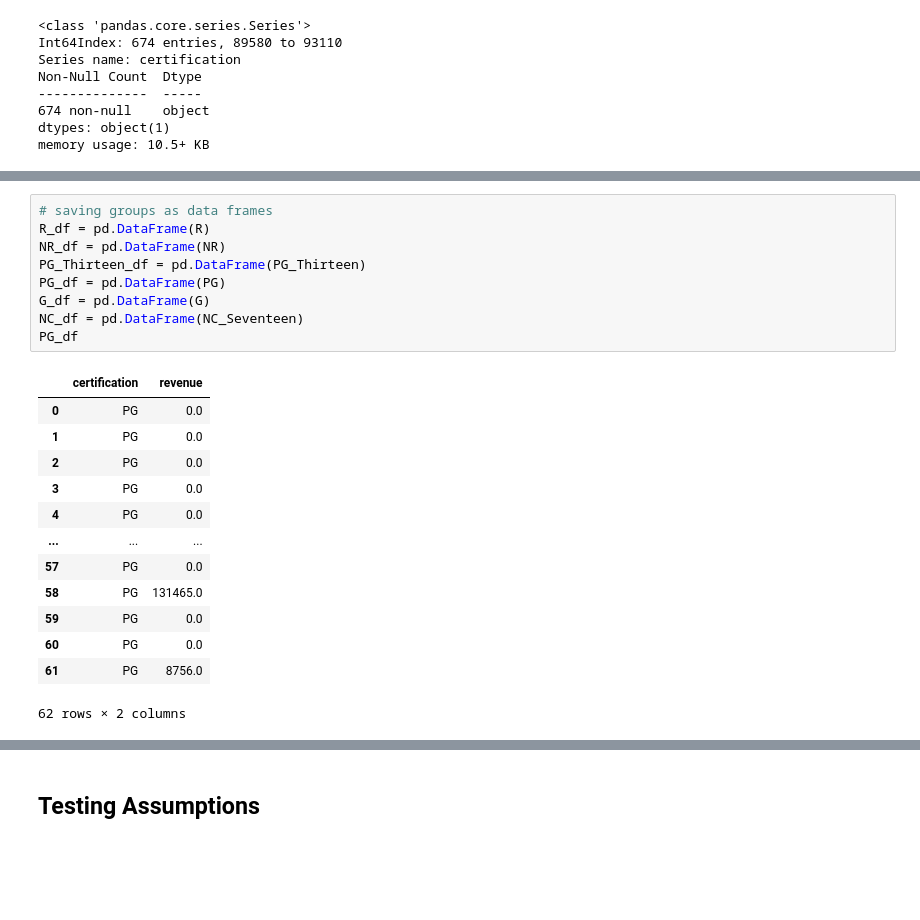
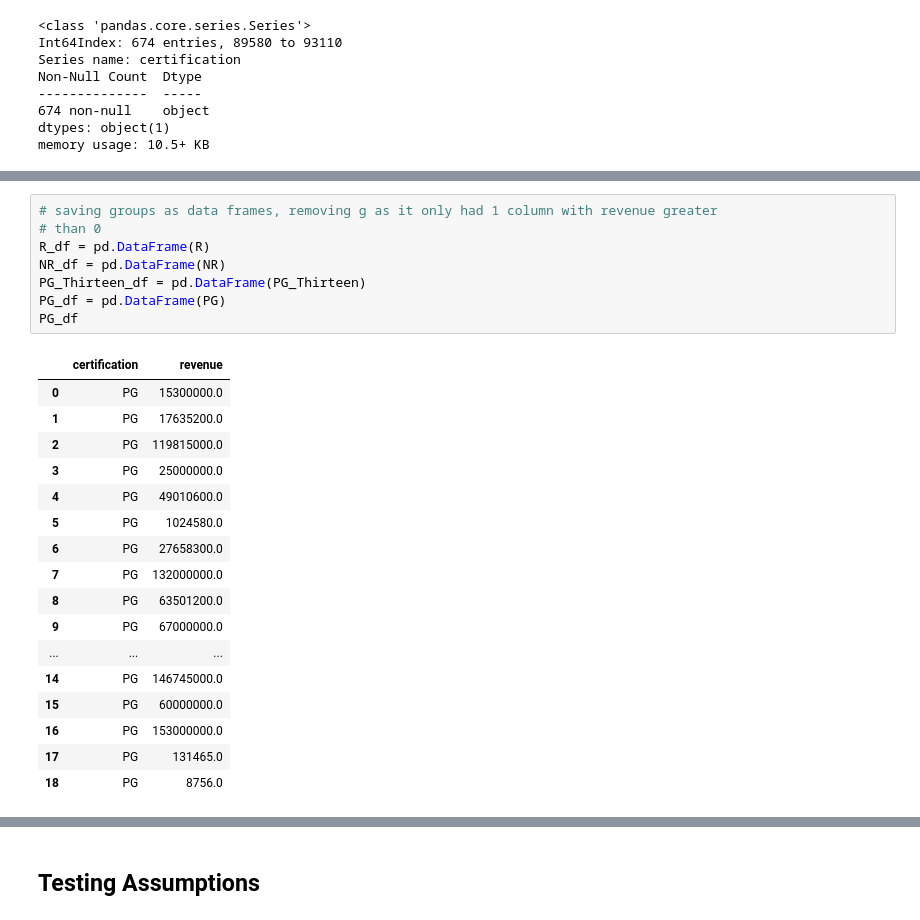
Before and after one commit to SeanRommes/Predicting-Better-Movies, a Jupyter notebook: Making Better Movies Pt. 4- Hypothesis Testing.ipynb, the cells around one changed output, grey strips where cells are left out. Drawn from its saved outputs; the diff is of its cells as text; blank space fills up the shorter version.

```diff
--- a/Making Better Movies Pt. 4- Hypothesis Testing.ipynb
+++ b/Making Better Movies Pt. 4- Hypothesis Testing.ipynb
@@ -268,23 +253,26 @@ R
 # %%
-# saving groups as data frames
+# saving groups as data frames, removing g as it only had 1 column with revenue greater
+# than 0
 R_df = pd.DataFrame(R)
 NR_df = pd.DataFrame(NR)
 PG_Thirteen_df = pd.DataFrame(PG_Thirteen)
 PG_df = pd.DataFrame(PG)
-G_df = pd.DataFrame(G)
-NC_df = pd.DataFrame(NC_Seventeen)
 PG_df
 # %% [output]
 |  | certification | revenue |
-| 0 | PG | 0.0 |
-| 1 | PG | 0.0 |
-| 2 | PG | 0.0 |
-| 3 | PG | 0.0 |
-| 4 | PG | 0.0 |
+| 0 | PG | 15300000.0 |
+| 1 | PG | 17635200.0 |
+| 2 | PG | 119815000.0 |
+| 3 | PG | 25000000.0 |
+| 4 | PG | 49010600.0 |
+| 5 | PG | 1024580.0 |
+| 6 | PG | 27658300.0 |
+| 7 | PG | 132000000.0 |
+| 8 | PG | 63501200.0 |
+| 9 | PG | 67000000.0 |
 | ... | ... | ... |
-| 57 | PG | 0.0 |
-| 58 | PG | 131465.0 |
-| 59 | PG | 0.0 |
-| 60 | PG | 0.0 |
-| 61 | PG | 8756.0 |
+| 14 | PG | 146745000.0 |
+| 15 | PG | 60000000.0 |
+| 16 | PG | 153000000.0 |
+| 17 | PG | 131465.0 |
+| 18 | PG | 8756.0 |
-62 rows × 2 columns
```
Also changed, not shown: parts of 25 cells of this notebook.
